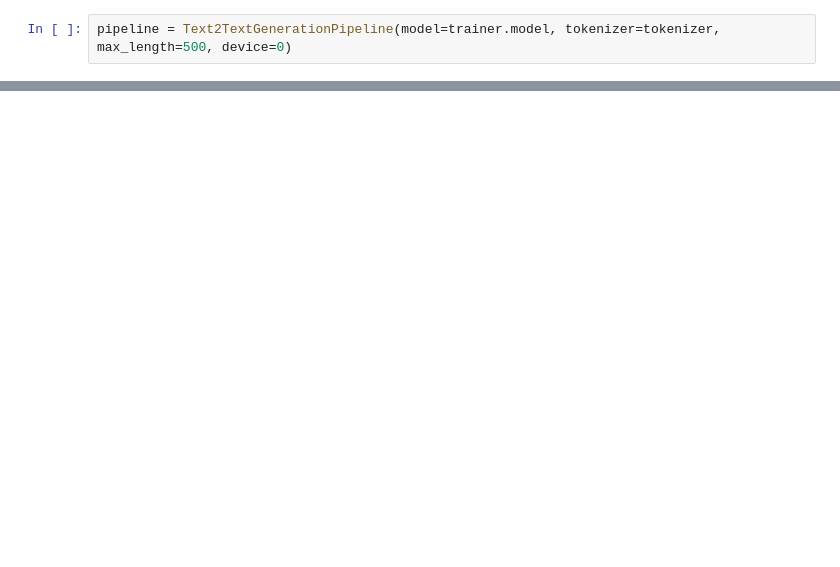
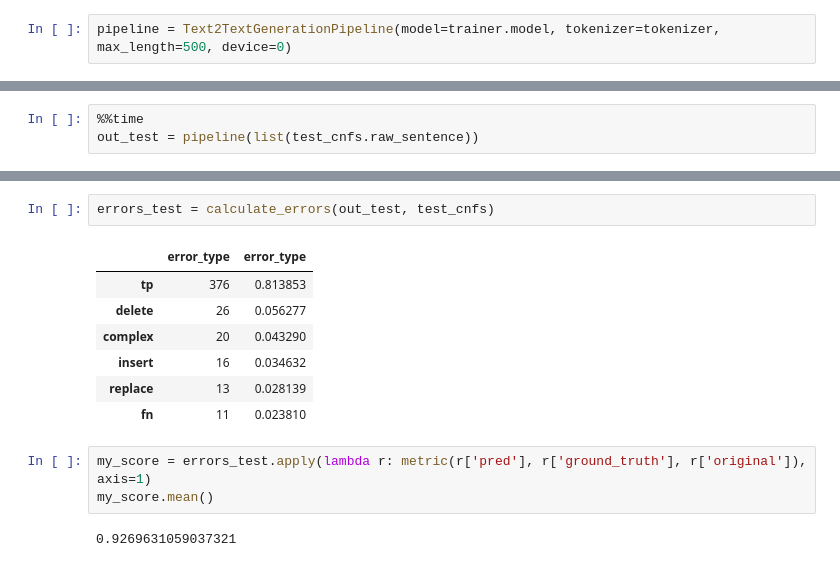
Before and after one commit to hpi-dhc/ggponc_ellipses, a Jupyter notebook: notebooks/03_Generative.ipynb, the cells around one changed output, grey strips where cells are left out. Drawn from its saved outputs; the diff is of its cells as text; blank space fills up the shorter version.

```diff
--- a/notebooks/03_Generative.ipynb
+++ b/notebooks/03_Generative.ipynb
@@ -191,0 +206,3 @@ from evaluate import load
+# %%
+%%time
+out_test = pipeline(list(test_cnfs.raw_sentence))
@@ -191,0 +212,15 @@ from evaluate import load
+# %%
+errors_test = calculate_errors(out_test, test_cnfs)
+# %% [output]
+|  | error_type | error_type |
+| tp | 376 | 0.813853 |
+| delete | 26 | 0.056277 |
+| complex | 20 | 0.043290 |
+| insert | 16 | 0.034632 |
+| replace | 13 | 0.028139 |
+| fn | 11 | 0.023810 |
+# %%
+my_score = errors_test.apply(lambda r: metric(r['pred'], r['ground_truth'], r['original']), axis=1)
+my_score.mean()
+# %% [output]
+0.9269631059037321
```
Also changed, not shown: parts of 22 cells of this notebook, 2 other files.
